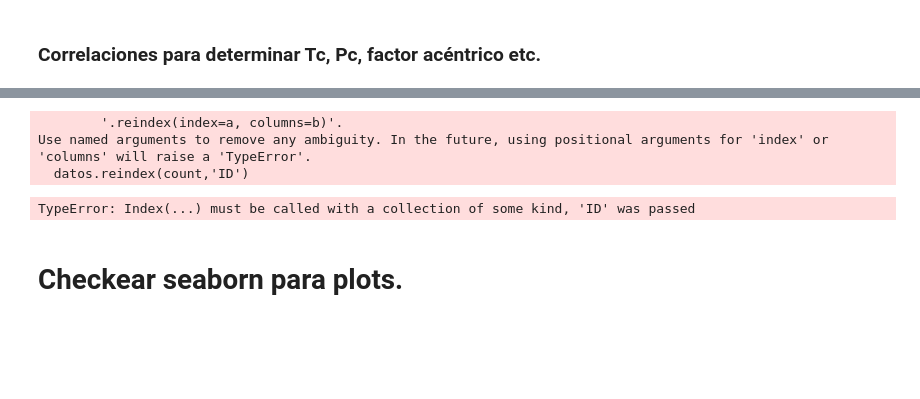
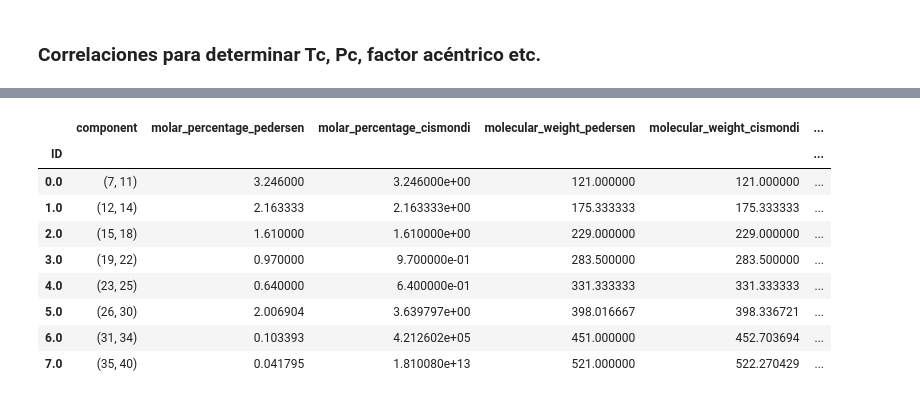
Before and after one commit to MarlenGabrich/Charapy, a Jupyter notebook: uso.ipynb, the cells around one changed output, grey strips where cells are left out. Drawn from its saved outputs; the diff is of its cells as text; code cells hidden in the pictures; blank space fills up the shorter version.

```diff
--- a/uso.ipynb
+++ b/uso.ipynb
@@ -163,12 +169,17 @@ df
 # %%
 from recore import Lumping
 
 lumping = Lumping()
-dat = lumping.lumpy([(7,11),(12,14),(15,20),(21,30),(31,40),(41,50),(51,80)],df,'component')
+dat = lumping.lumpy([(7,11),(12,14),(15,18),(19,22),(23,25),(26,30),(31,34),(35,40)],df,'component')
+dat
 # %% [output]
-        '.reindex(index=a, columns=b)'.
-Use named arguments to remove any ambiguity. In the future, using positional arguments for 'index' or 'columns' will raise a 'TypeError'.
-  datos.reindex(count,'ID')
-TypeError: Index(...) must be called with a collection of some kind, 'ID' was passed
+|  | component | molar_percentage_pedersen | molar_percentage_cismondi | molecular_weight_pedersen | molecular_weight_cismondi | ... |
+| ID |  |  |  |  |  | ... |
+| 0.0 | (7, 11) | 3.246000 | 3.246000e+00 | 121.000000 | 121.000000 | ... |
+| 1.0 | (12, 14) | 2.163333 | 2.163333e+00 | 175.333333 | 175.333333 | ... |
+| 2.0 | (15, 18) | 1.610000 | 1.610000e+00 | 229.000000 | 229.000000 | ... |
+| 3.0 | (19, 22) | 0.970000 | 9.700000e-01 | 283.500000 | 283.500000 | ... |
+| 4.0 | (23, 25) | 0.640000 | 6.400000e-01 | 331.333333 | 331.333333 | ... |
+| 5.0 | (26, 30) | 2.006904 | 3.639797e+00 | 398.016667 | 398.336721 | ... |
+| 6.0 | (31, 34) | 0.103393 | 4.212602e+05 | 451.000000 | 452.703694 | ... |
+| 7.0 | (35, 40) | 0.041795 | 1.810080e+13 | 521.000000 | 522.270429 | ... |
-# %% [markdown]
-# Checkear seaborn para plots.
```
Also changed, not shown: parts of 4 cells of this notebook.
